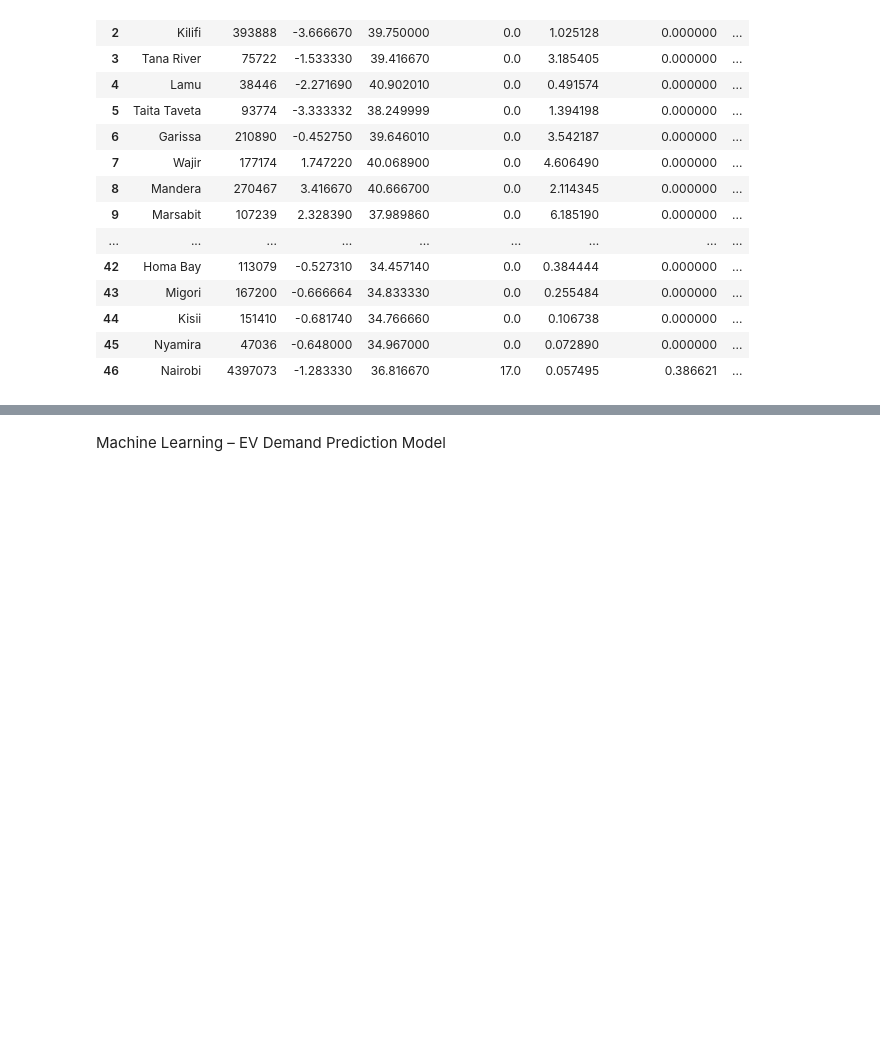
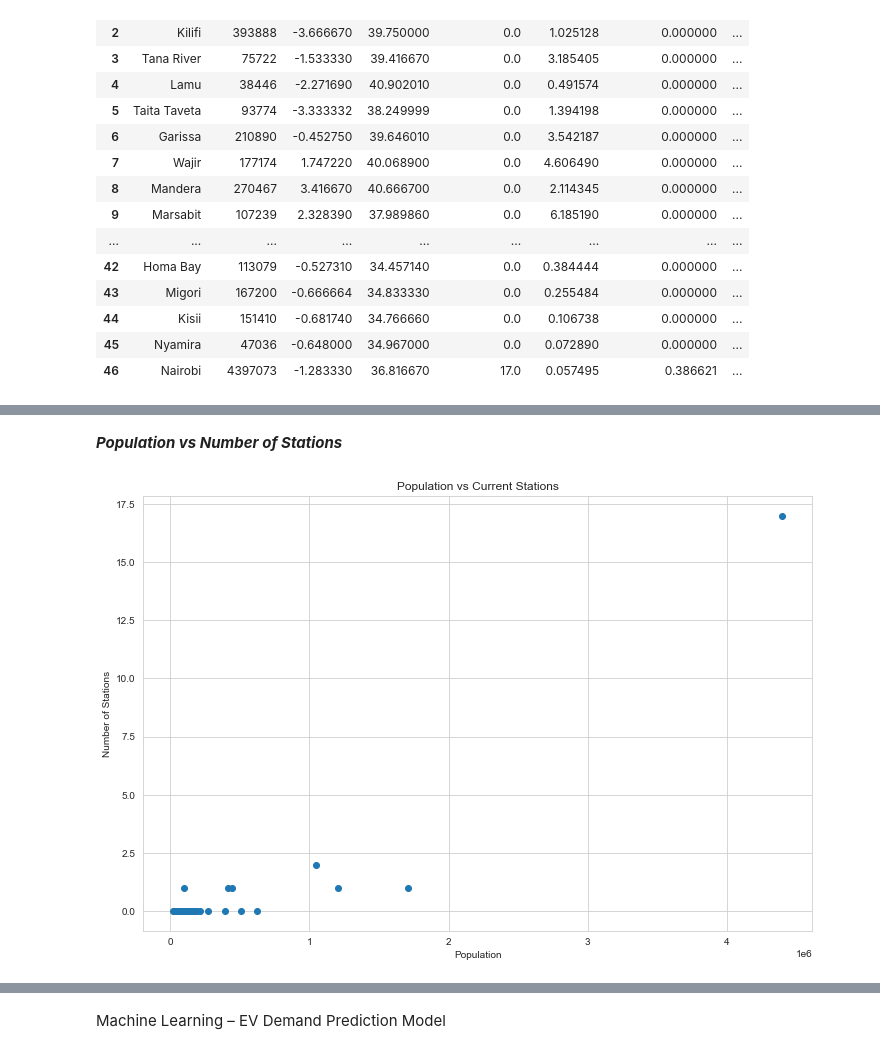
Before and after one commit to maryannngongi/EV_Charging_Stations_Optimization, a Jupyter notebook: index.ipynb, the cells around one changed output, grey strips where cells are left out. Cells and saved outputs as stored; diff of their text form; code cells hidden in the pictures; blank space fills up the shorter version.

```diff
--- a/index.ipynb
+++ b/index.ipynb
@@ -833,5 +788,0 @@ Stations per 100,000 People
-# %%
-county_df['stations_per_100k'] = (
-    county_df['num_stations'] / county_df['population']
-) * 100000
-county_df.head()
@@ -847,5 +788,0 @@ Population Density
-# %%
-county_df['population_density'] = (
-    county_df['population'] / county_df['shape area']
-)
-county_df.head()
@@ -861,5 +788,0 @@ Infrastructure Gap (Demand Proxy)
-# %%
-county_df['infrastructure_gap'] = (
-    county_df['population_density'] / (county_df['num_stations'] + 1)
-)
-county_df.head()
@@ -872,0 +804,11 @@ county_df.head()
+# %% [markdown]
+***Population vs Number of Stations***
+# %%
+plt.figure()
+plt.scatter(county_df["population"], county_df["num_stations"])
+plt.xlabel("Population")
+plt.ylabel("Number of Stations")
+plt.title("Population vs Current Stations")
+plt.show()
+# %% [output]
+[figure, added]
```
Also changed, not shown: parts of 23 cells of this notebook.
